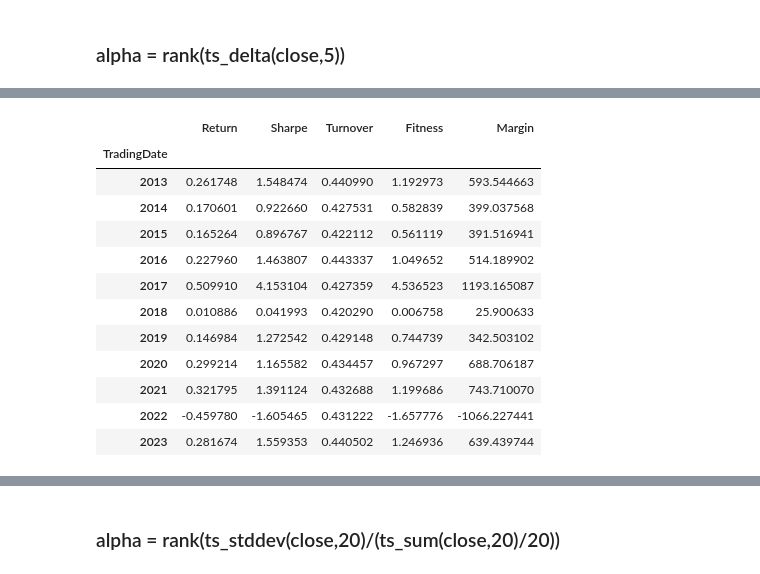
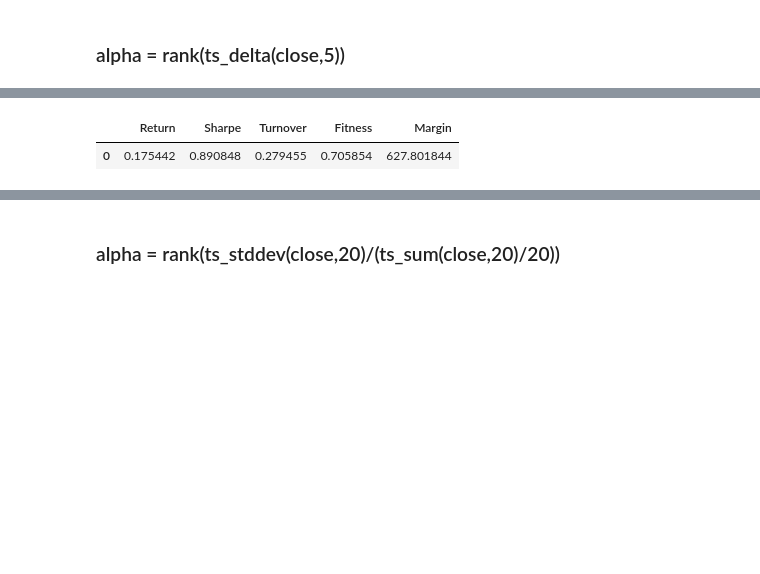
Before and after one commit to khanhtrinh2003/VN30-Strategy, a Jupyter notebook: main.ipynb, the cells around one changed output, grey strips where cells are left out. Cells and saved outputs as stored; diff of their text form; code cells hidden in the pictures; blank space fills up the shorter version.

```diff
--- a/main.ipynb
+++ b/main.ipynb
@@ -139 +132,5 @@ w1 =weights(alpha2,neutrali=1)
+# %%
+alpha = rank(ts_delta(close,5))
+w =weights(alpha)
+w1 =weights(alpha,neutrali=1)
 # %%
@@ -153,17 +151,6 @@ plt.legend()
 # %%
-a.get_summary()
+a.get_overall()
 # %% [output]
 |  | Return | Sharpe | Turnover | Fitness | Margin |
-| TradingDate |  |  |  |  |  |
-| 2013 | 0.261748 | 1.548474 | 0.440990 | 1.192973 | 593.544663 |
-| 2014 | 0.170601 | 0.922660 | 0.427531 | 0.582839 | 399.037568 |
-| 2015 | 0.165264 | 0.896767 | 0.422112 | 0.561119 | 391.516941 |
-| 2016 | 0.227960 | 1.463807 | 0.443337 | 1.049652 | 514.189902 |
-| 2017 | 0.509910 | 4.153104 | 0.427359 | 4.536523 | 1193.165087 |
-| 2018 | 0.010886 | 0.041993 | 0.420290 | 0.006758 | 25.900633 |
-| 2019 | 0.146984 | 1.272542 | 0.429148 | 0.744739 | 342.503102 |
-| 2020 | 0.299214 | 1.165582 | 0.434457 | 0.967297 | 688.706187 |
-| 2021 | 0.321795 | 1.391124 | 0.432688 | 1.199686 | 743.710070 |
-| 2022 | -0.459780 | -1.605465 | 0.431222 | -1.657776 | -1066.227441 |
-| 2023 | 0.281674 | 1.559353 | 0.440502 | 1.246936 | 639.439744 |
+| 0 | 0.175442 | 0.890848 | 0.279455 | 0.705854 | 627.801844 |
 # %%
```
Also changed, not shown: parts of 33 cells of this notebook, 1 other file.
